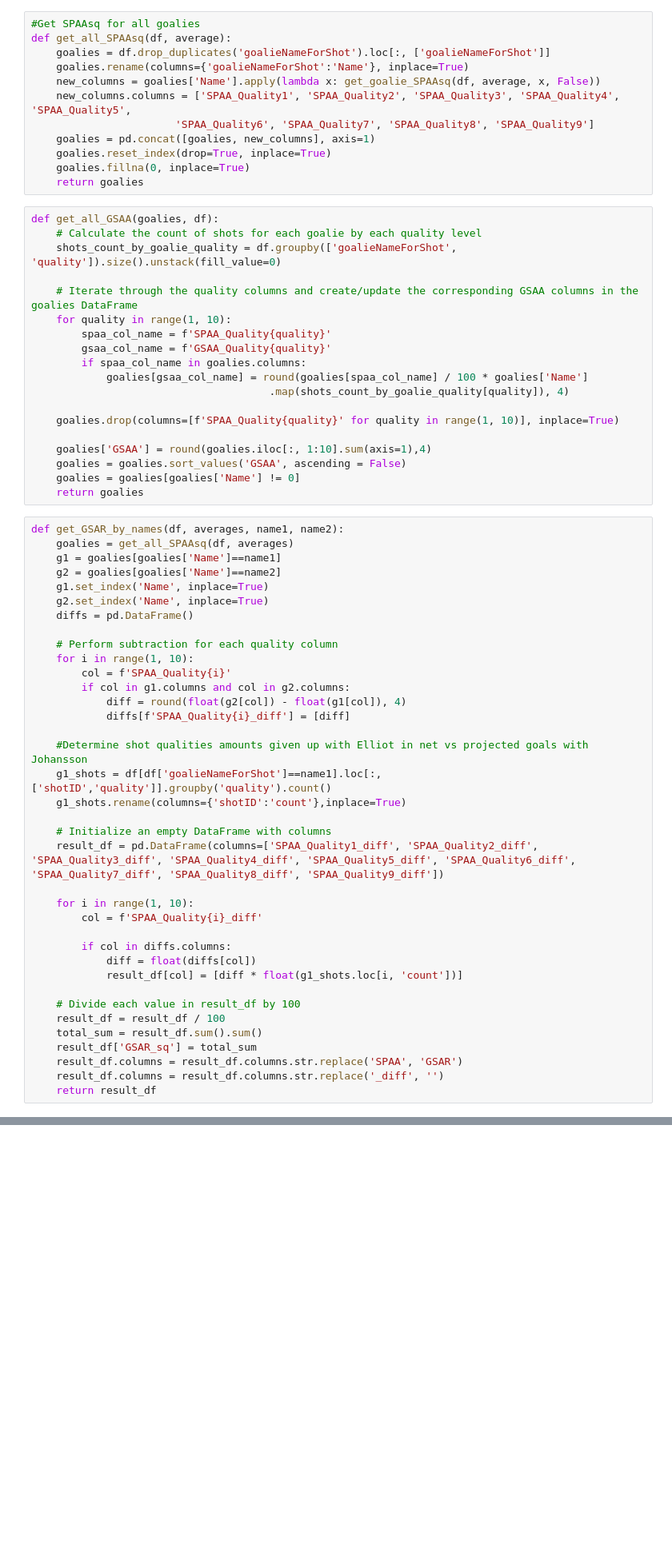
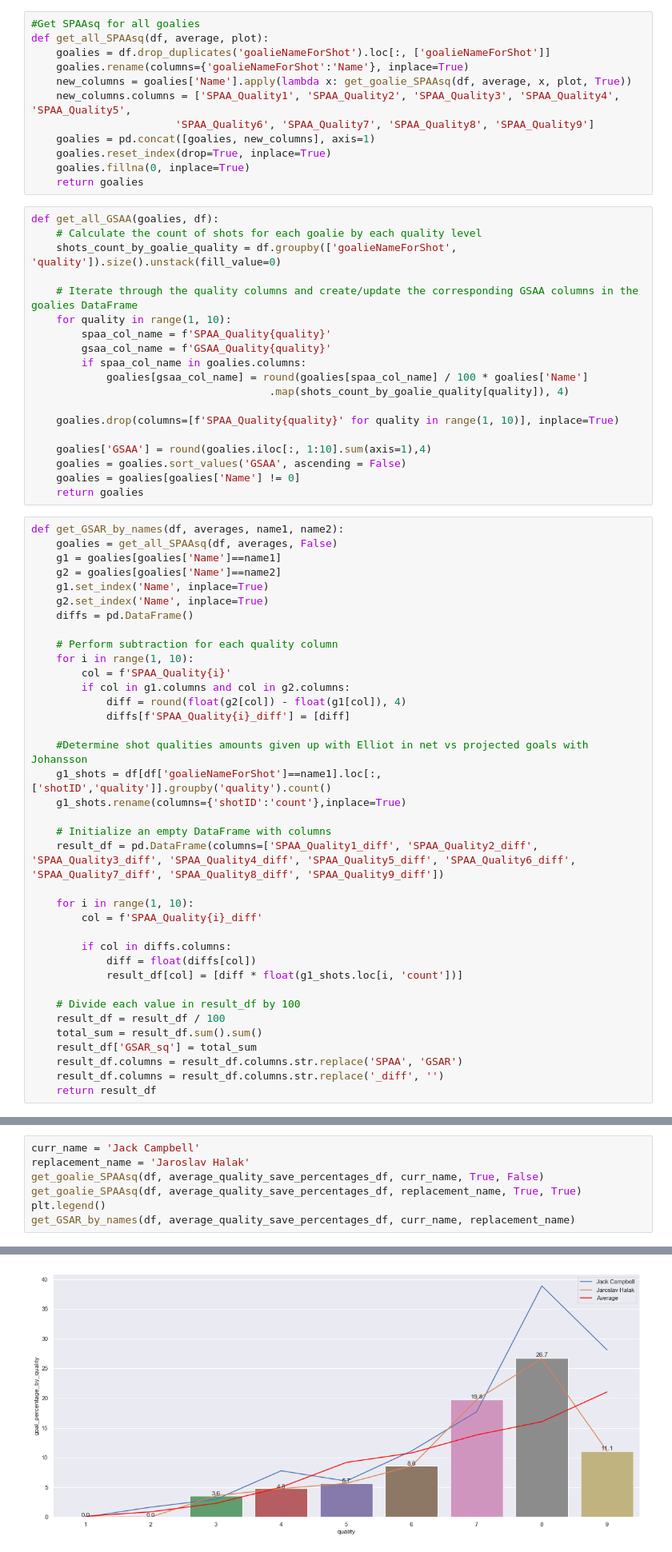
Before and after one commit to jesseplamondon/2022_NHL_Shots_Project, a Jupyter notebook: 2022_Shots.ipynb, the cells around one changed output, grey strips where cells are left out. Shown at 80% size. Saved outputs shown, nothing was run; the diff lists cells and outputs as text; blank space fills up the shorter version.

```diff
--- a/2022_Shots.ipynb
+++ b/2022_Shots.ipynb
@@ -155,10 +157,10 @@ plot_rink(df_goals[df_goals['goalieNameForShot']==name], "2022-23 Regular Season
 [figure]
 # %%
 #Get SPAAsq for all goalies
-def get_all_SPAAsq(df, average):
+def get_all_SPAAsq(df, average, plot):
     goalies = df.drop_duplicates('goalieNameForShot').loc[:, ['goalieNameForShot']]
     goalies.rename(columns={'goalieNameForShot':'Name'}, inplace=True)
-    new_columns = goalies['Name'].apply(lambda x: get_goalie_SPAAsq(df, average, x, False))
+    new_columns = goalies['Name'].apply(lambda x: get_goalie_SPAAsq(df, average, x, plot, True))
     new_columns.columns = ['SPAA_Quality1', 'SPAA_Quality2', 'SPAA_Quality3', 'SPAA_Quality4', 'SPAA_Quality5',
                        'SPAA_Quality6', 'SPAA_Quality7', 'SPAA_Quality8', 'SPAA_Quality9']
     goalies = pd.concat([goalies, new_columns], axis=1)
@@ -186,7 +188,7 @@ def get_all_GSAA(goalies, df):
     return goalies
 # %%
 def get_GSAR_by_names(df, averages, name1, name2):
-    goalies = get_all_SPAAsq(df, averages)
+    goalies = get_all_SPAAsq(df, averages, False)
     g1 = goalies[goalies['Name']==name1]
     g2 = goalies[goalies['Name']==name2]
     g1.set_index('Name', inplace=True)
@@ -247,0 +240,8 @@ See the caveats in the documentation: https://pandas.pydata.org/pandas-docs/stab
+# %%
+curr_name = 'Jack Campbell'
+replacement_name = 'Jaroslav Halak'
+get_goalie_SPAAsq(df, average_quality_save_percentages_df, curr_name, True, False)
+get_goalie_SPAAsq(df, average_quality_save_percentages_df, replacement_name, True, True)
+plt.legend()
+get_GSAR_by_names(df, average_quality_save_percentages_df, curr_name, replacement_name)
+# %% [output]
@@ -248,3 +265,4 @@ See the caveats in the documentation: https://pandas.pydata.org/pandas-docs/stab
+[figure, added]
 # %% [markdown]
 # Difference in Goals Against for Jonas Johansson on TBL in 2022 Over Brian Elliott Based on Shot Quality Groups
 1. 0.134028 (Shots taken from farther than greatest in-zone distance)
```
Also changed, not shown: parts of 7 cells of this notebook.
